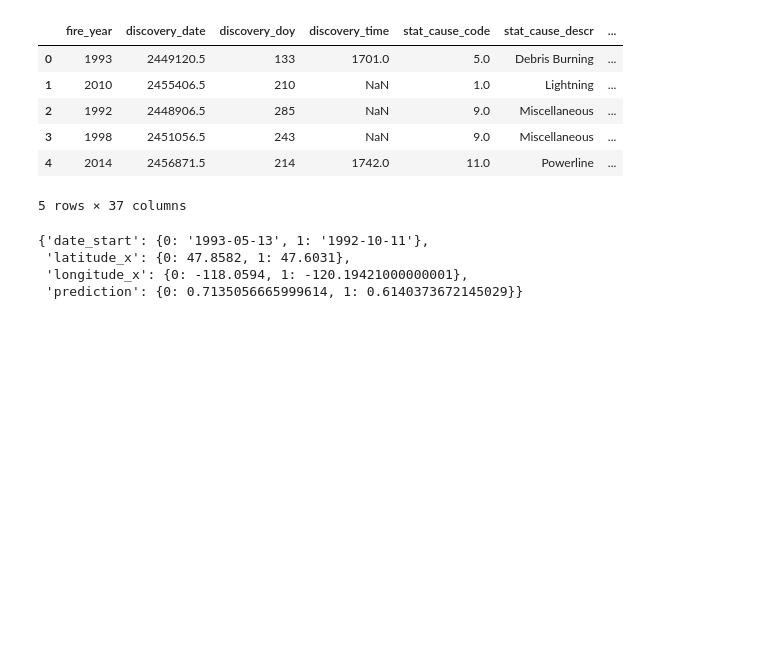
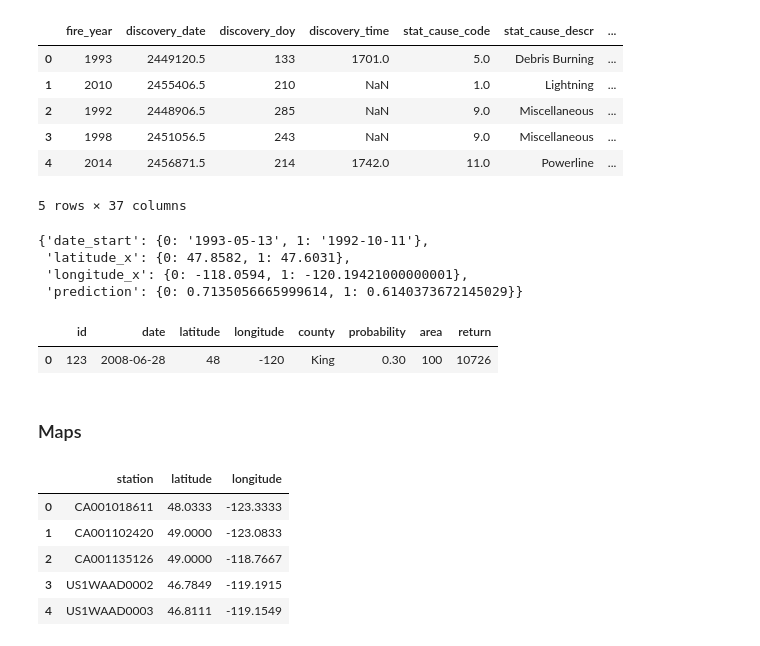
Before and after one commit to magstewart/wildfire-project, a Jupyter notebook: Wildfires_EDA.ipynb, the cells around one changed output. Cells and saved outputs as stored; diff of their text form; code cells hidden in the pictures; blank space fills up the shorter version.

```diff
--- a/Wildfires_EDA.ipynb
+++ b/Wildfires_EDA.ipynb
@@ -426,0 +441,5 @@ model.final_model(X,y)
+# %%
+one_df
+# %% [output]
+|  | id | date | latitude | longitude | county | probability | area | return |
+| 0 | 123 | 2008-06-28 | 48 | -120 | King | 0.30 | 100 | 10726 |
@@ -426,0 +451,2 @@ model.final_model(X,y)
+# %% [markdown]
+### Maps
@@ -426,0 +455,9 @@ model.final_model(X,y)
+# %%
+df_stations.head()
+# %% [output]
+|  | station | latitude | longitude |
+| 0 | CA001018611 | 48.0333 | -123.3333 |
+| 1 | CA001102420 | 49.0000 | -123.0833 |
+| 2 | CA001135126 | 49.0000 | -118.7667 |
+| 3 | US1WAAD0002 | 46.7849 | -119.1915 |
+| 4 | US1WAAD0003 | 46.8111 | -119.1549 |
```
Also changed, not shown: parts of 12 cells of this notebook.
